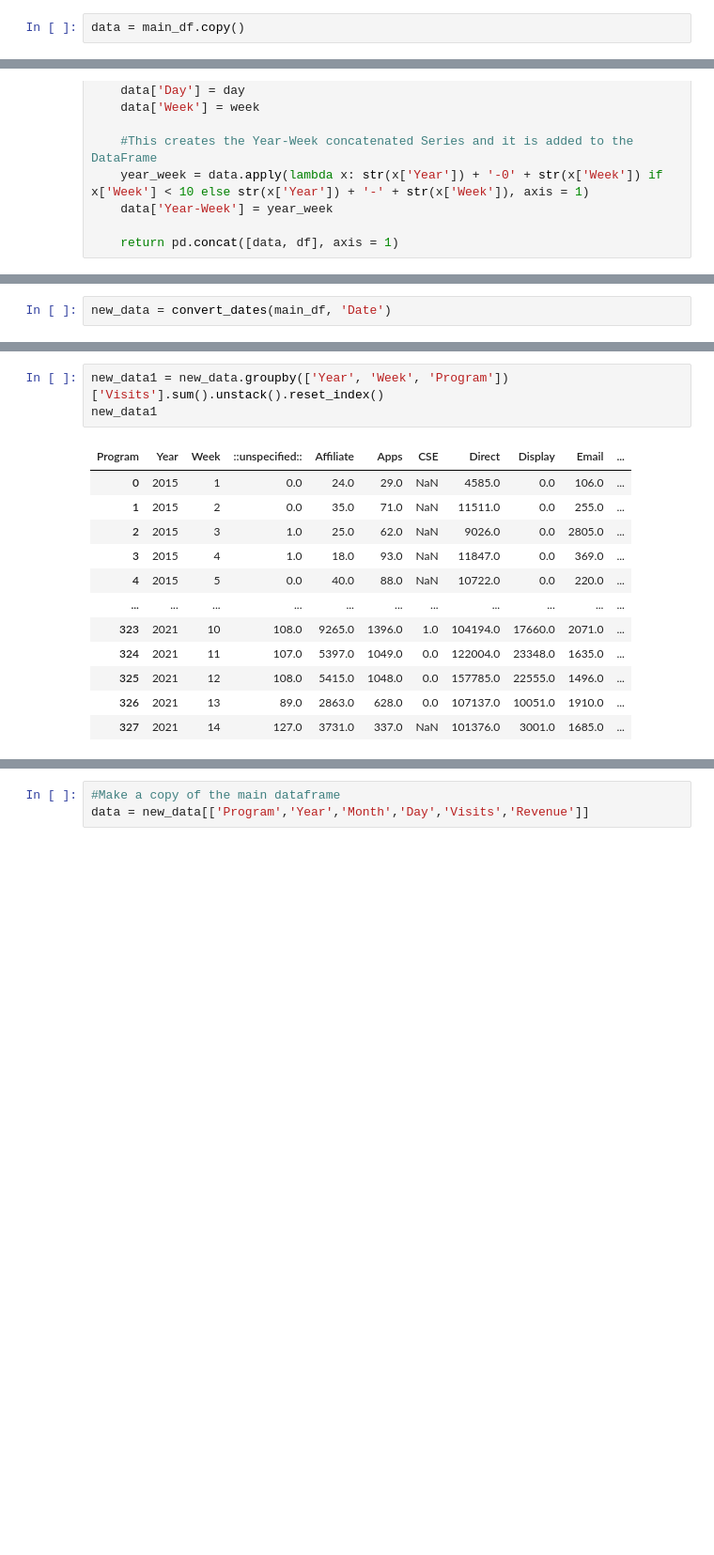
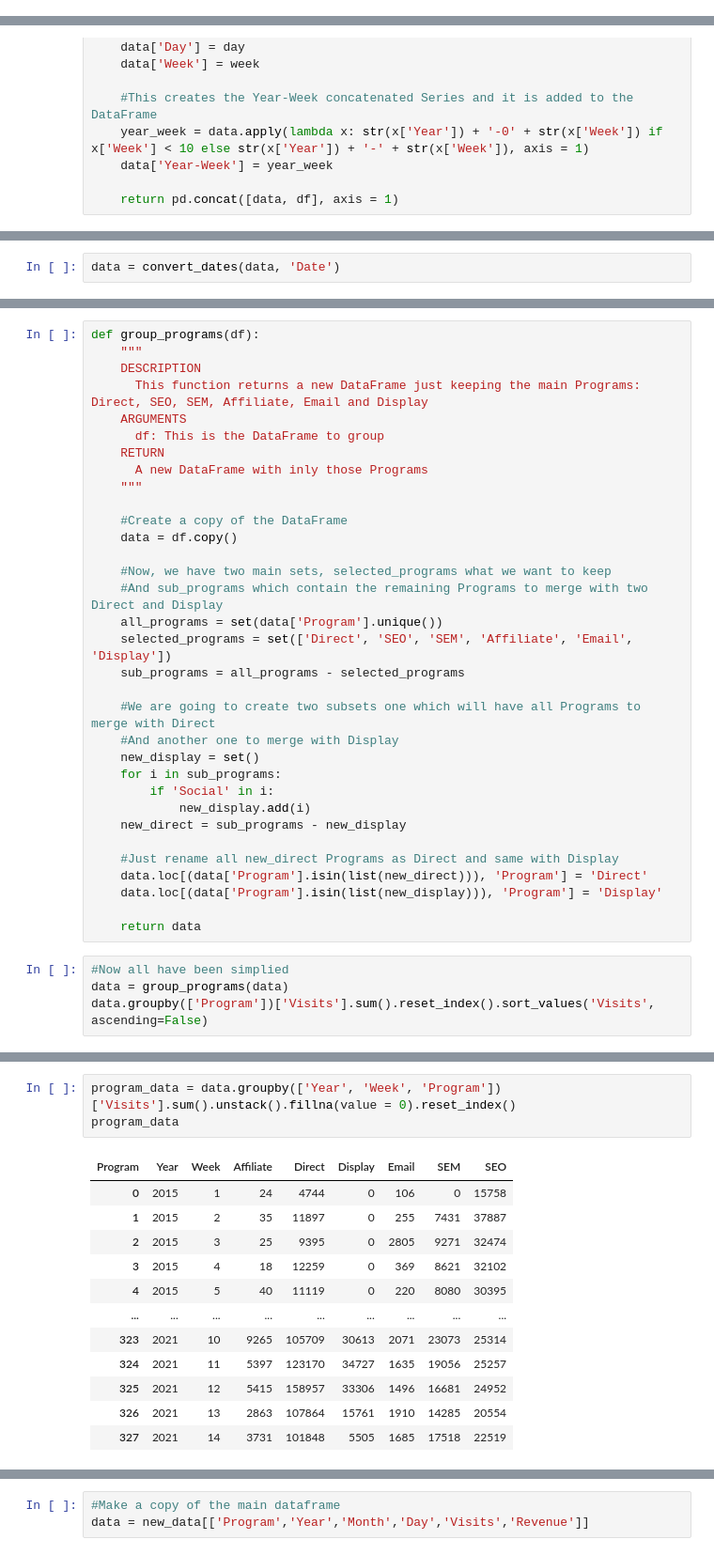
Before and after one commit to Jorge-Montenegro/TFM, a Jupyter notebook: TFM.ipynb, the cells around one changed output, grey strips where cells are left out. Shown: that part at 94% size. Drawn from its saved outputs; the diff is of its cells as text; blank space fills up the shorter version.

Commit message:
He metido los K-Vecinos y he consolidado los programas de tráfico

```diff
--- a/TFM.ipynb
+++ b/TFM.ipynb
@@ -51,6 +58,4 @@ Revenue                     float64
 dtype: object
-# %%
-data = main_df.copy()
 # %%
 def convert_dates(df, column):
     """
@@ -89,2 +122,2 @@ def convert_dates(df, column):
 # %%
-new_data = convert_dates(main_df, 'Date')
+data = convert_dates(data, 'Date')
@@ -123,0 +183,37 @@ new_data
+# %%
+def group_programs(df):
+    """
+    DESCRIPTION
+      This function returns a new DataFrame just keeping the main Programs: Direct, SEO, SEM, Affiliate, Email and Display
+    ARGUMENTS
+      df: This is the DataFrame to group
+    RETURN
+      A new DataFrame with inly those Programs
+    """
+
+    #Create a copy of the DataFrame
+    data = df.copy()
+
+    #Now, we have two main sets, selected_programs what we want to keep
+    #And sub_programs which contain the remaining Programs to merge with two Direct and Display
+    all_programs = set(data['Program'].unique())
+    selected_programs = set(['Direct', 'SEO', 'SEM', 'Affiliate', 'Email', 'Display'])
+    sub_programs = all_programs - selected_programs
+
+    #We are going to create two subsets one which will have all Programs to merge with Direct
+    #And another one to merge with Display
+    new_display = set()
+    for i in sub_programs:
+        if 'Social' in i:
+            new_display.add(i)
+    new_direct = sub_programs - new_display
+
+    #Just rename all new_direct Programs as Direct and same with Display
+    data.loc[(data['Program'].isin(list(new_direct))), 'Program'] = 'Direct'
+    data.loc[(data['Program'].isin(list(new_display))), 'Program'] = 'Display'
+
+    return data
+# %%
+#Now all have been simplied
+data = group_programs(data)
+data.groupby(['Program'])['Visits'].sum().reset_index().sort_values('Visits', ascending=False)
@@ -124,16 +228,16 @@ new_data
 # %%
-new_data1 = new_data.groupby(['Year', 'Week', 'Program'])['Visits'].sum().unstack().reset_index()
-new_data1
+program_data = data.groupby(['Year', 'Week', 'Program'])['Visits'].sum().unstack().fillna(value = 0).reset_index()
+program_data
 # %% [output]
-| Program | Year | Week | ::unspecified:: | Affiliate | Apps | CSE | Direct | Display | Email | ... |
-| 0 | 2015 | 1 | 0.0 | 24.0 | 29.0 | NaN | 4585.0 | 0.0 | 106.0 | ... |
-| 1 | 2015 | 2 | 0.0 | 35.0 | 71.0 | NaN | 11511.0 | 0.0 | 255.0 | ... |
-| 2 | 2015 | 3 | 1.0 | 25.0 | 62.0 | NaN | 9026.0 | 0.0 | 2805.0 | ... |
-| 3 | 2015 | 4 | 1.0 | 18.0 | 93.0 | NaN | 11847.0 | 0.0 | 369.0 | ... |
-| 4 | 2015 | 5 | 0.0 | 40.0 | 88.0 | NaN | 10722.0 | 0.0 | 220.0 | ... |
-| ... | ... | ... | ... | ... | ... | ... | ... | ... | ... | ... |
-| 323 | 2021 | 10 | 108.0 | 9265.0 | 1396.0 | 1.0 | 104194.0 | 17660.0 | 2071.0 | ... |
-| 324 | 2021 | 11 | 107.0 | 5397.0 | 1049.0 | 0.0 | 122004.0 | 23348.0 | 1635.0 | ... |
-| 325 | 2021 | 12 | 108.0 | 5415.0 | 1048.0 | 0.0 | 157785.0 | 22555.0 | 1496.0 | ... |
-| 326 | 2021 | 13 | 89.0 | 2863.0 | 628.0 | 0.0 | 107137.0 | 10051.0 | 1910.0 | ... |
-| 327 | 2021 | 14 | 127.0 | 3731.0 | 337.0 | NaN | 101376.0 | 3001.0 | 1685.0 | ... |
+| Program | Year | Week | Affiliate | Direct | Display | Email | SEM | SEO |
+| 0 | 2015 | 1 | 24 | 4744 | 0 | 106 | 0 | 15758 |
+| 1 | 2015 | 2 | 35 | 11897 | 0 | 255 | 7431 | 37887 |
+| 2 | 2015 | 3 | 25 | 9395 | 0 | 2805 | 9271 | 32474 |
+| 3 | 2015 | 4 | 18 | 12259 | 0 | 369 | 8621 | 32102 |
+| 4 | 2015 | 5 | 40 | 11119 | 0 | 220 | 8080 | 30395 |
+| ... | ... | ... | ... | ... | ... | ... | ... | ... |
+| 323 | 2021 | 10 | 9265 | 105709 | 30613 | 2071 | 23073 | 25314 |
+| 324 | 2021 | 11 | 5397 | 123170 | 34727 | 1635 | 19056 | 25257 |
+| 325 | 2021 | 12 | 5415 | 158957 | 33306 | 1496 | 16681 | 24952 |
+| 326 | 2021 | 13 | 2863 | 107864 | 15761 | 1910 | 14285 | 20554 |
+| 327 | 2021 | 14 | 3731 | 101848 | 5505 | 1685 | 17518 | 22519 |
```
Also changed, not shown: parts of 42 cells of this notebook.
